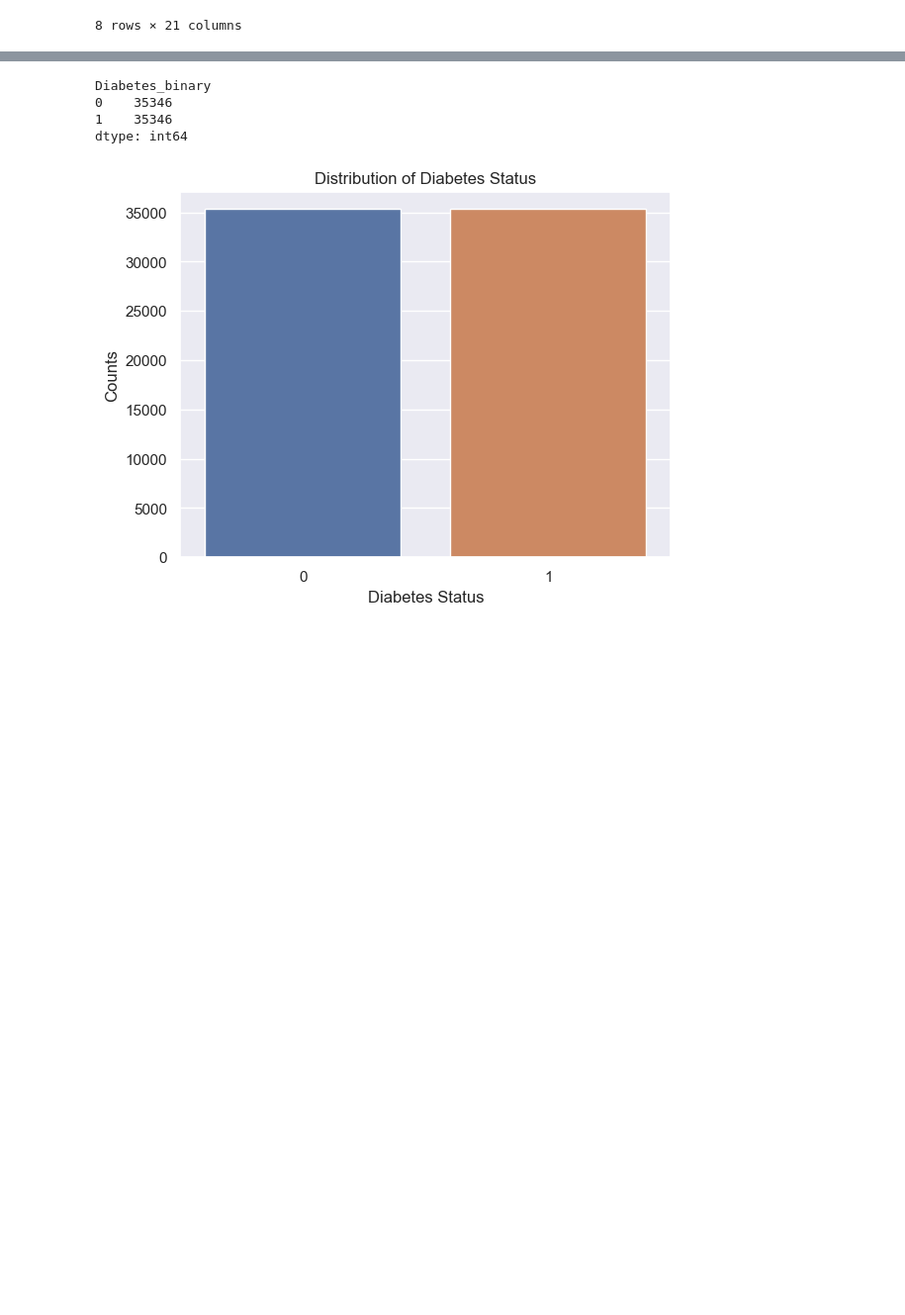
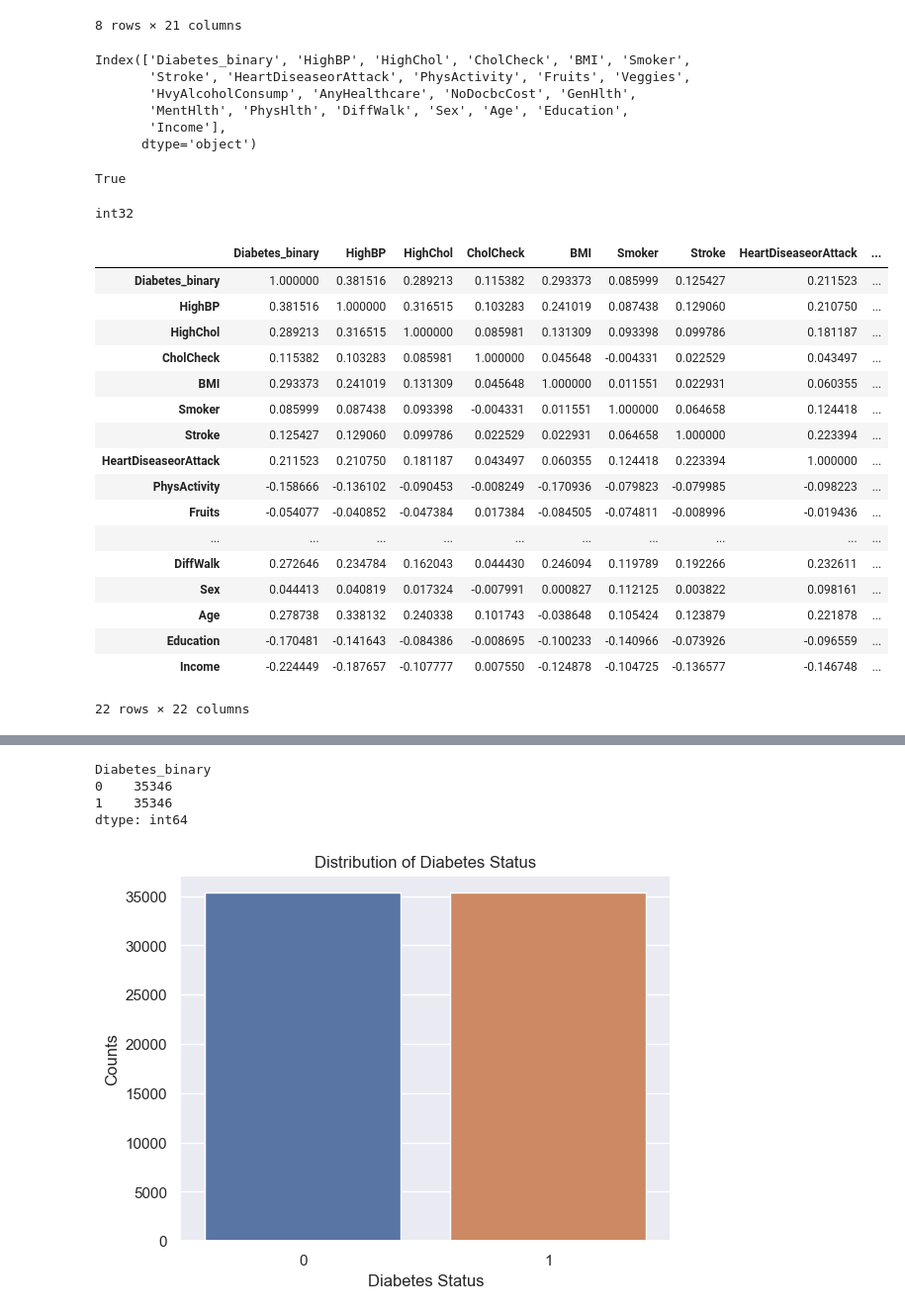
Before and after one commit to toobask/introtoAI1, a Jupyter notebook: notebook/IntroToAI_701_CourseWork_Amua_et_Tooba.ipynb, the cells around one changed output, grey strips where cells are left out. Shown at 99% size. Cells and saved outputs as stored; diff of their text form; code cells hidden in the pictures; blank space fills up the shorter version.

```diff
--- a/notebook/IntroToAI_701_CourseWork_Amua_et_Tooba.ipynb
+++ b/notebook/IntroToAI_701_CourseWork_Amua_et_Tooba.ipynb
@@ -124,3 +129,16 @@ diabetes_df.describe()
 | 75% | 1.000000 | 1.000000 | 1.000000 | 33.000000 | 1.000000 | 0.000000 | 0.000000 | 1.000000 | 1.000000 | ... |
 | max | 1.000000 | 1.000000 | 1.000000 | 98.000000 | 1.000000 | 1.000000 | 1.000000 | 1.000000 | 1.000000 | ... |
 8 rows × 21 columns
+# %%
+diabetes_df.columns
+# %% [output]
+Index(['Diabetes_binary', 'HighBP', 'HighChol', 'CholCheck', 'BMI', 'Smoker',
+       'Stroke', 'HeartDiseaseorAttack', 'PhysActivity', 'Fruits', 'Veggies',
+       'HvyAlcoholConsump', 'AnyHealthcare', 'NoDocbcCost', 'GenHlth',
+       'MentHlth', 'PhysHlth', 'DiffWalk', 'Sex', 'Age', 'Education',
+       'Income'],
+      dtype='object')
+# %%
+print("Diabetes_binary" in diabetes_df.columns)
+# %% [output]
+True
@@ -126,0 +148,4 @@ diabetes_df.describe()
+# %%
+print(diabetes_df.Diabetes_binary.dtype)
+# %% [output]
+int32
@@ -126,0 +155,21 @@ diabetes_df.describe()
+# %%
+corr
+# %% [output]
+|  | Diabetes_binary | HighBP | HighChol | CholCheck | BMI | Smoker | Stroke | HeartDiseaseorAttack | ... |
+| Diabetes_binary | 1.000000 | 0.381516 | 0.289213 | 0.115382 | 0.293373 | 0.085999 | 0.125427 | 0.211523 | ... |
+| HighBP | 0.381516 | 1.000000 | 0.316515 | 0.103283 | 0.241019 | 0.087438 | 0.129060 | 0.210750 | ... |
+| HighChol | 0.289213 | 0.316515 | 1.000000 | 0.085981 | 0.131309 | 0.093398 | 0.099786 | 0.181187 | ... |
+| CholCheck | 0.115382 | 0.103283 | 0.085981 | 1.000000 | 0.045648 | -0.004331 | 0.022529 | 0.043497 | ... |
+| BMI | 0.293373 | 0.241019 | 0.131309 | 0.045648 | 1.000000 | 0.011551 | 0.022931 | 0.060355 | ... |
+| Smoker | 0.085999 | 0.087438 | 0.093398 | -0.004331 | 0.011551 | 1.000000 | 0.064658 | 0.124418 | ... |
+| Stroke | 0.125427 | 0.129060 | 0.099786 | 0.022529 | 0.022931 | 0.064658 | 1.000000 | 0.223394 | ... |
+| HeartDiseaseorAttack | 0.211523 | 0.210750 | 0.181187 | 0.043497 | 0.060355 | 0.124418 | 0.223394 | 1.000000 | ... |
+| PhysActivity | -0.158666 | -0.136102 | -0.090453 | -0.008249 | -0.170936 | -0.079823 | -0.079985 | -0.098223 | ... |
+| Fruits | -0.054077 | -0.040852 | -0.047384 | 0.017384 | -0.084505 | -0.074811 | -0.008996 | -0.019436 | ... |
+| ... | ... | ... | ... | ... | ... | ... | ... | ... | ... |
+| DiffWalk | 0.272646 | 0.234784 | 0.162043 | 0.044430 | 0.246094 | 0.119789 | 0.192266 | 0.232611 | ... |
+| Sex | 0.044413 | 0.040819 | 0.017324 | -0.007991 | 0.000827 | 0.112125 | 0.003822 | 0.098161 | ... |
+| Age | 0.278738 | 0.338132 | 0.240338 | 0.101743 | -0.038648 | 0.105424 | 0.123879 | 0.221878 | ... |
+| Education | -0.170481 | -0.141643 | -0.084386 | -0.008695 | -0.100233 | -0.140966 | -0.073926 | -0.096559 | ... |
+| Income | -0.224449 | -0.187657 | -0.107777 | 0.007550 | -0.124878 | -0.104725 | -0.136577 | -0.146748 | ... |
+22 rows × 22 columns
```
Also changed, not shown: parts of 37 cells of this notebook.
